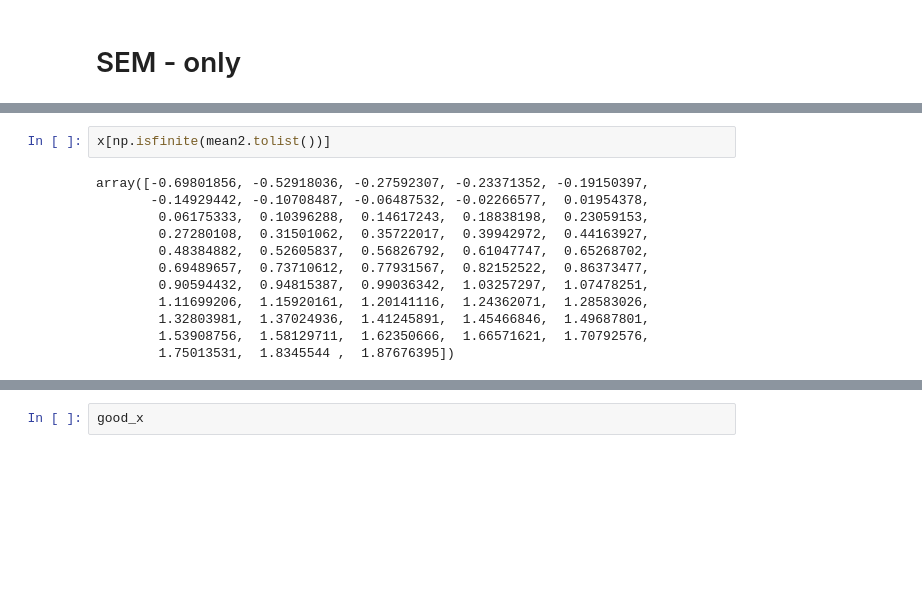
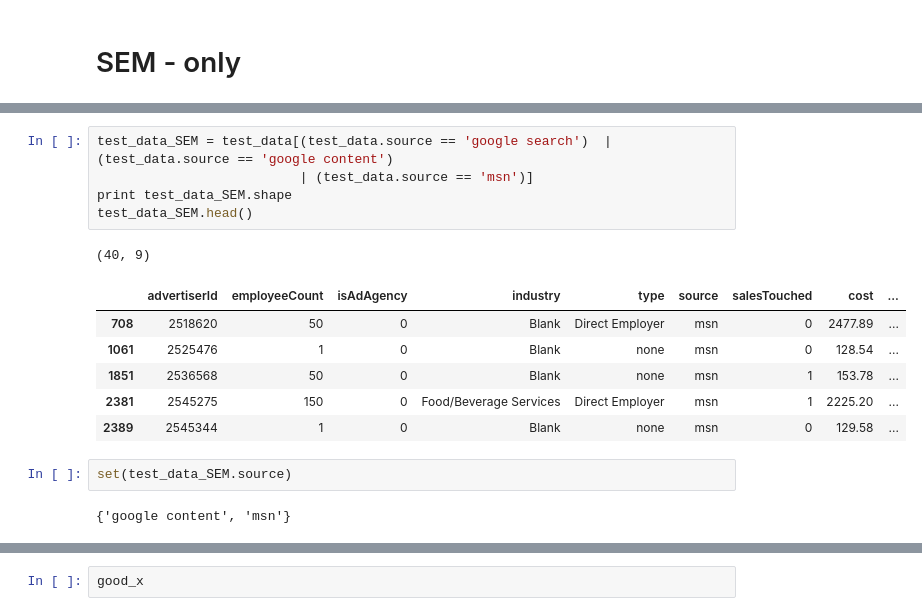
Before and after one commit to gmsardane/employer-ltv, a Jupyter notebook: ltv-calculation.ipynb, the cells around one changed output, grey strips where cells are left out. Saved outputs shown, nothing was run; the diff lists cells and outputs as text; blank space fills up the shorter version.

```diff
--- a/ltv-calculation.ipynb
+++ b/ltv-calculation.ipynb
@@ -658,14 +618,17 @@ Name: cost, dtype: float64
-# %%
-x[np.isfinite(mean2.tolist())]
-# %% [output]
-array([-0.69801856, -0.52918036, -0.27592307, -0.23371352, -0.19150397,
-       -0.14929442, -0.10708487, -0.06487532, -0.02266577,  0.01954378,
-        0.06175333,  0.10396288,  0.14617243,  0.18838198,  0.23059153,
-        0.27280108,  0.31501062,  0.35722017,  0.39942972,  0.44163927,
-        0.48384882,  0.52605837,  0.56826792,  0.61047747,  0.65268702,
-        0.69489657,  0.73710612,  0.77931567,  0.82152522,  0.86373477,
-        0.90594432,  0.94815387,  0.99036342,  1.03257297,  1.07478251,
-        1.11699206,  1.15920161,  1.20141116,  1.24362071,  1.28583026,
-        1.32803981,  1.37024936,  1.41245891,  1.45466846,  1.49687801,
-        1.53908756,  1.58129711,  1.62350666,  1.66571621,  1.70792576,
-        1.75013531,  1.8345544 ,  1.87676395])
+# %%
+test_data_SEM = test_data[(test_data.source == 'google search')  | (test_data.source == 'google content')
+                          | (test_data.source == 'msn')]
+print test_data_SEM.shape
+test_data_SEM.head()
+# %% [output]
+(40, 9)
+|  | advertiserId | employeeCount | isAdAgency | industry | type | source | salesTouched | cost | ... |
+| 708 | 2518620 | 50 | 0 | Blank | Direct Employer | msn | 0 | 2477.89 | ... |
+| 1061 | 2525476 | 1 | 0 | Blank | none | msn | 0 | 128.54 | ... |
+| 1851 | 2536568 | 50 | 0 | Blank | none | msn | 1 | 153.78 | ... |
+| 2381 | 2545275 | 150 | 0 | Food/Beverage Services | Direct Employer | msn | 1 | 2225.20 | ... |
+| 2389 | 2545344 | 1 | 0 | Blank | none | msn | 0 | 129.58 | ... |
+# %%
+set(test_data_SEM.source)
+# %% [output]
+{'google content', 'msn'}
```
Also changed, not shown: parts of 5 cells of this notebook.
